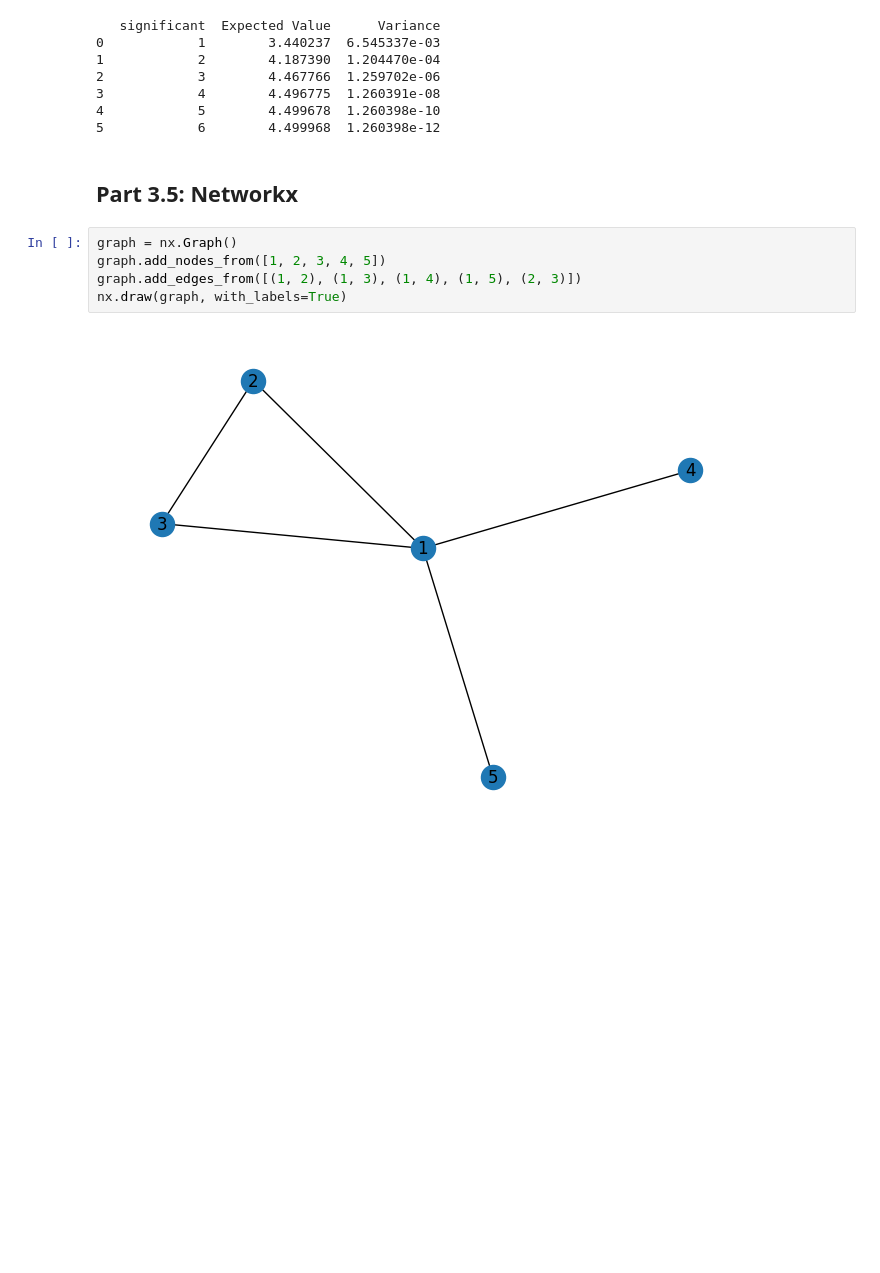
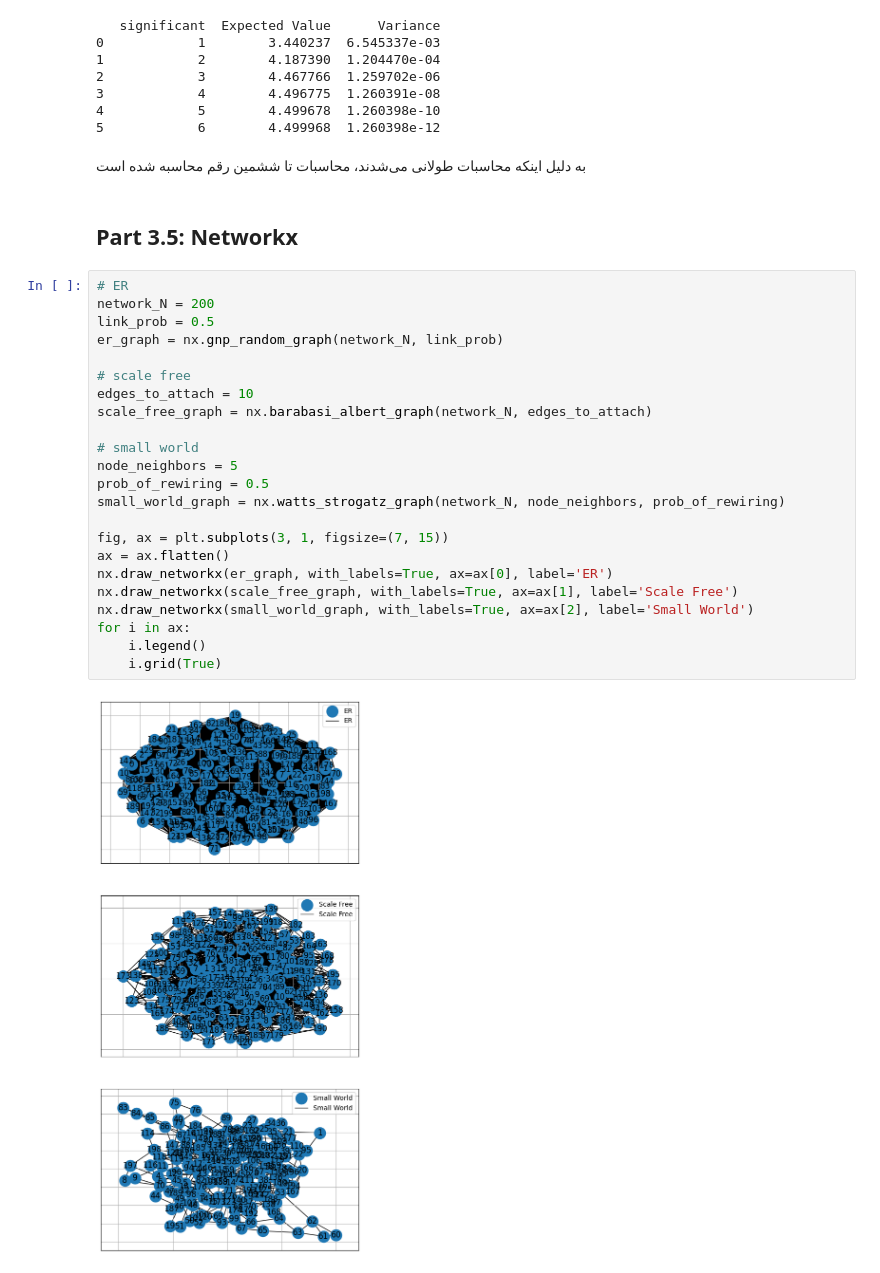
Before and after one commit to ILoveBacteria/probability-course-exercise, a Jupyter notebook: notebook.ipynb, the cells around one changed output. Drawn from its saved outputs; the diff is of its cells as text; blank space fills up the shorter version.

Commit message:
Add networkx

```diff
--- a/notebook.ipynb
+++ b/notebook.ipynb
@@ -318,12 +320,34 @@ print(df)
 3            4        4.496775  1.260391e-08
 4            5        4.499678  1.260398e-10
 5            6        4.499968  1.260398e-12
+# %% [markdown]
+<div dir="rtl">
+ به دلیل اینکه محاسبات طولانی می‌شدند، محاسبات تا ششمین رقم محاسبه شده است
+</div>
 # %% [markdown]
 ## Part 3.5: Networkx
-# %%
-graph = nx.Graph()
-graph.add_nodes_from([1, 2, 3, 4, 5])
-graph.add_edges_from([(1, 2), (1, 3), (1, 4), (1, 5), (2, 3)])
-nx.draw(graph, with_labels=True)
-# %% [output]
-[figure, removed]
+# %%
+# ER
+network_N = 200
+link_prob = 0.5
+er_graph = nx.gnp_random_graph(network_N, link_prob)
+
+# scale free
+edges_to_attach = 10
+scale_free_graph = nx.barabasi_albert_graph(network_N, edges_to_attach)
+
+# small world
+node_neighbors = 5
+prob_of_rewiring = 0.5
+small_world_graph = nx.watts_strogatz_graph(network_N, node_neighbors, prob_of_rewiring)
+
+fig, ax = plt.subplots(3, 1, figsize=(7, 15))
+ax = ax.flatten()
+nx.draw_networkx(er_graph, with_labels=True, ax=ax[0], label='ER')
+nx.draw_networkx(scale_free_graph, with_labels=True, ax=ax[1], label='Scale Free')
+nx.draw_networkx(small_world_graph, with_labels=True, ax=ax[2], label='Small World')
+for i in ax:
+    i.legend()
+    i.grid(True)
+# %% [output]
+[figure, added]
```
Also changed, not shown: parts of 7 cells of this notebook.
